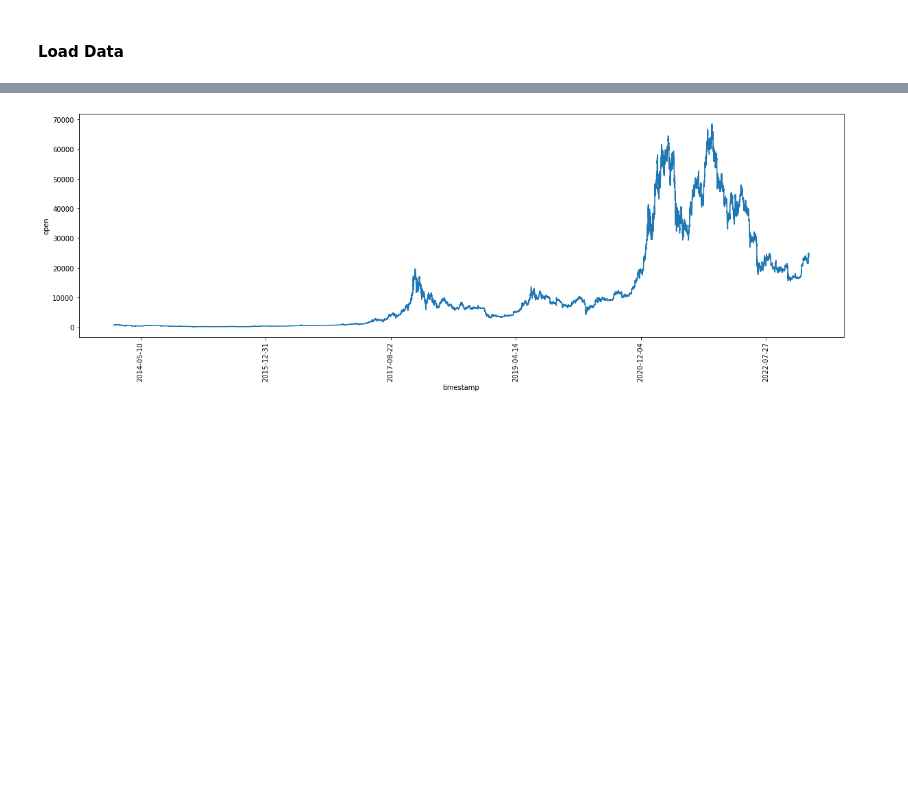
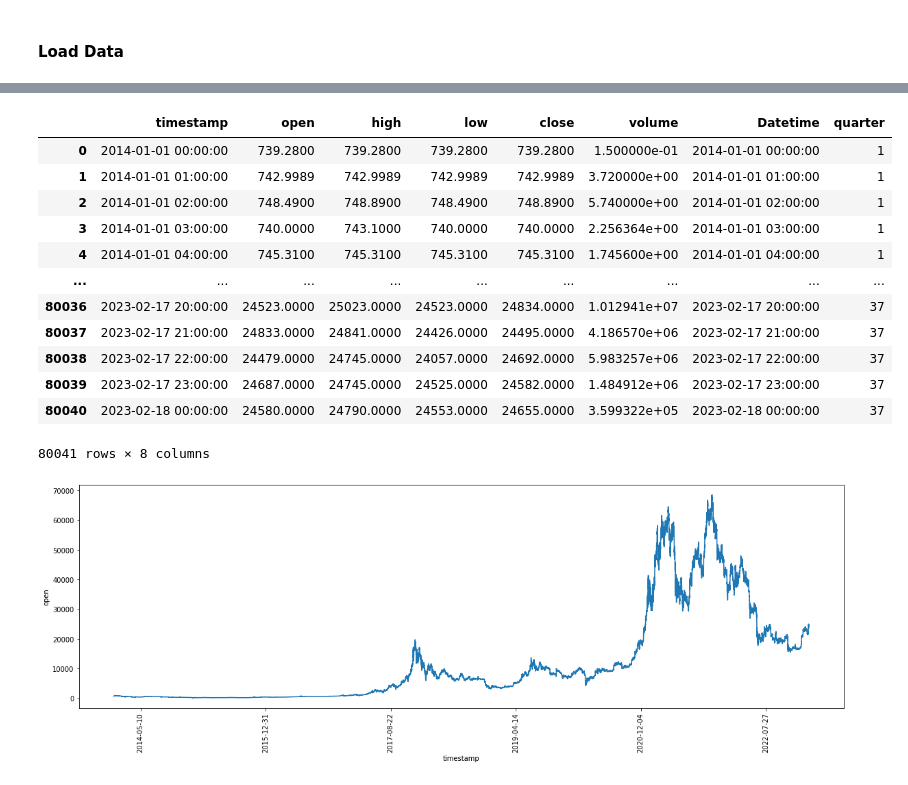
Before and after one commit to hansenrhan/crypto_backtesting, a Jupyter notebook: Mean_Reversion_Analysis.ipynb, the cells around one changed output, grey strips where cells are left out. Drawn from its saved outputs; the diff is of its cells as text; code cells hidden in the pictures; blank space fills up the shorter version.

```diff
--- a/Mean_Reversion_Analysis.ipynb
+++ b/Mean_Reversion_Analysis.ipynb
@@ -99,3 +103,37 @@ crypto_df
+# %%
+# add quarters to the data
+
+# Make sure the 'Datetime' column is in datetime format
+crypto_df['Datetime'] = pd.to_datetime(crypto_df['timestamp'])
+
+# Calculate the start date and year of the first entry
+start_date = crypto_df['Datetime'].min()
+start_year = start_date.year
+
+# Create a function to calculate the quarter
+def calculate_quarter(row):
+    months_passed = (row['Datetime'].year - start_year) * 12 + row['Datetime'].month - start_date.month
+    return (months_passed // 3) + 1
+
+# Apply the function to create the 'quarter' column
+crypto_df['quarter'] = crypto_df.apply(calculate_quarter, axis=1)
+
+# make sure the quarter assignments look right...
+crypto_df
+# %% [output]
+|  | timestamp | open | high | low | close | volume | Datetime | quarter |
+| 0 | 2014-01-01 00:00:00 | 739.2800 | 739.2800 | 739.2800 | 739.2800 | 1.500000e-01 | 2014-01-01 00:00:00 | 1 |
+| 1 | 2014-01-01 01:00:00 | 742.9989 | 742.9989 | 742.9989 | 742.9989 | 3.720000e+00 | 2014-01-01 01:00:00 | 1 |
+| 2 | 2014-01-01 02:00:00 | 748.4900 | 748.8900 | 748.4900 | 748.8900 | 5.740000e+00 | 2014-01-01 02:00:00 | 1 |
+| 3 | 2014-01-01 03:00:00 | 740.0000 | 743.1000 | 740.0000 | 740.0000 | 2.256364e+00 | 2014-01-01 03:00:00 | 1 |
+| 4 | 2014-01-01 04:00:00 | 745.3100 | 745.3100 | 745.3100 | 745.3100 | 1.745600e+00 | 2014-01-01 04:00:00 | 1 |
+| ... | ... | ... | ... | ... | ... | ... | ... | ... |
+| 80036 | 2023-02-17 20:00:00 | 24523.0000 | 25023.0000 | 24523.0000 | 24834.0000 | 1.012941e+07 | 2023-02-17 20:00:00 | 37 |
+| 80037 | 2023-02-17 21:00:00 | 24833.0000 | 24841.0000 | 24426.0000 | 24495.0000 | 4.186570e+06 | 2023-02-17 21:00:00 | 37 |
+| 80038 | 2023-02-17 22:00:00 | 24479.0000 | 24745.0000 | 24057.0000 | 24692.0000 | 5.983257e+06 | 2023-02-17 22:00:00 | 37 |
+| 80039 | 2023-02-17 23:00:00 | 24687.0000 | 24745.0000 | 24525.0000 | 24582.0000 | 1.484912e+06 | 2023-02-17 23:00:00 | 37 |
+| 80040 | 2023-02-18 00:00:00 | 24580.0000 | 24790.0000 | 24553.0000 | 24655.0000 | 3.599322e+05 | 2023-02-18 00:00:00 | 37 |
+80041 rows × 8 columns
 # %%
 # View the data to make sure it looks right
 import seaborn as sns
```
Also changed, not shown: parts of 3 cells of this notebook.
